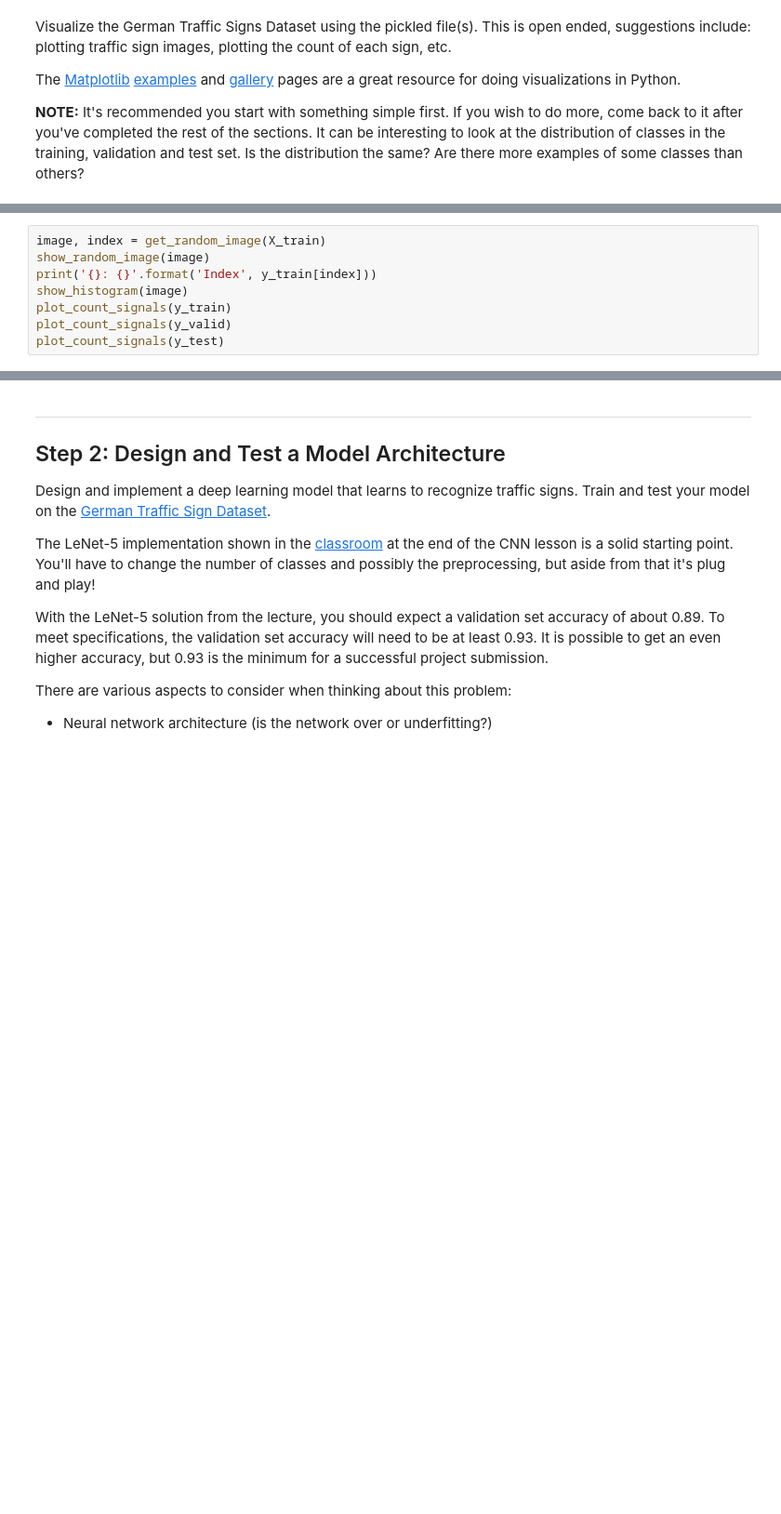
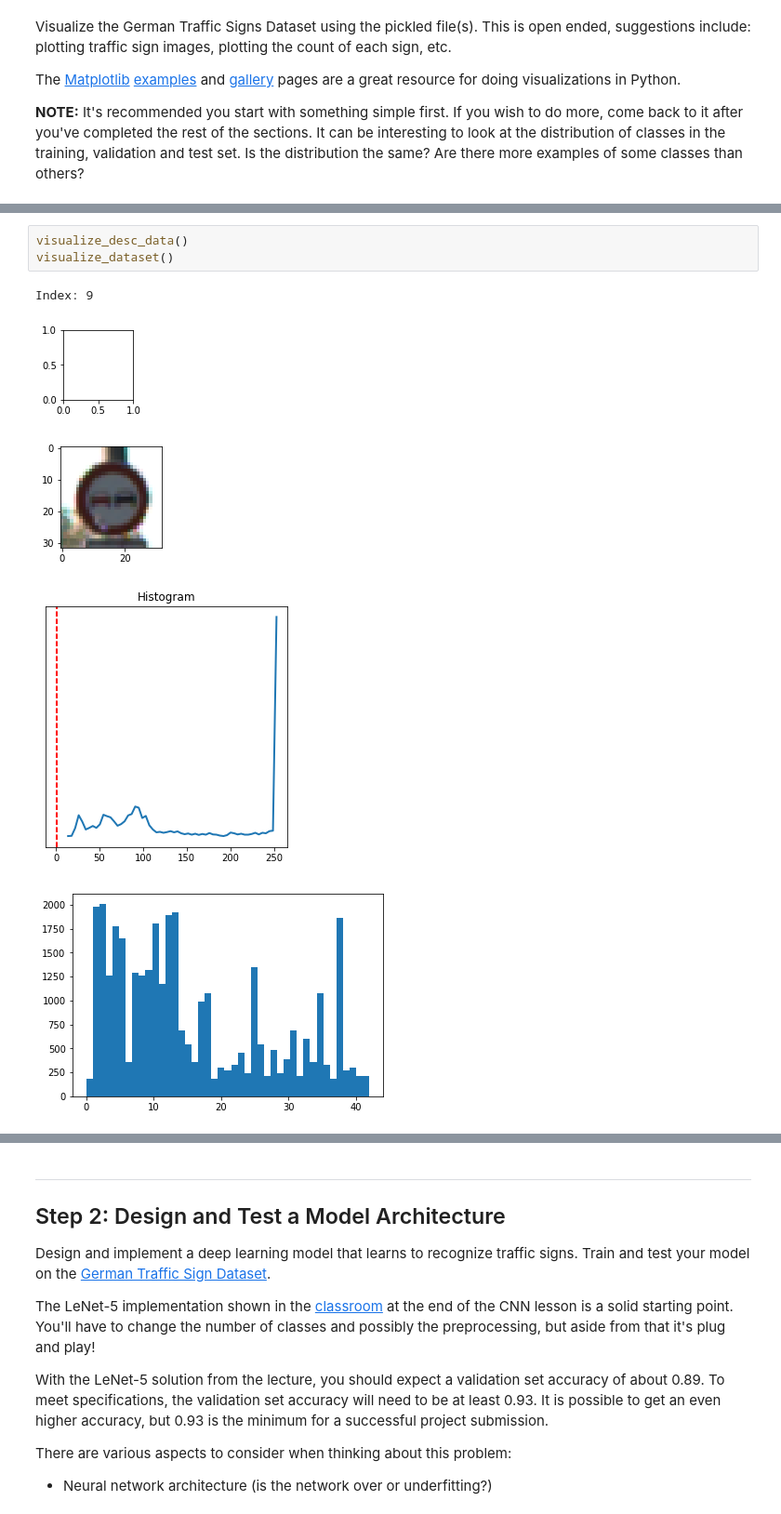
Before and after one commit to mccorby/Course-SDC, a Jupyter notebook: Term1/CarND-Traffic-Sign-Classifier-Project/Traffic_Sign_Classifier.ipynb, the cells around one changed output, grey strips where cells are left out. Shown at 93% size. Saved outputs shown, nothing was run; the diff lists cells and outputs as text; blank space fills up the shorter version.

```diff
--- a/Term1/CarND-Traffic-Sign-Classifier-Project/Traffic_Sign_Classifier.ipynb
+++ b/Term1/CarND-Traffic-Sign-Classifier-Project/Traffic_Sign_Classifier.ipynb
@@ -153,8 +203,9 @@ def get_random_image(data):
-# %%
-image, index = get_random_image(X_train)
-show_random_image(image)
-print('{}: {}'.format('Index', y_train[index]))
-show_histogram(image)
-plot_count_signals(y_train)
-plot_count_signals(y_valid)
-plot_count_signals(y_test)
+# %%
+visualize_desc_data()
+visualize_dataset()
+# %% [output]
+Index: 9
+[figure, added]
+[figure, added]
+[figure, added]
+[figure, added]
```
Also changed, not shown: parts of 22 cells of this notebook, 1 other file.
